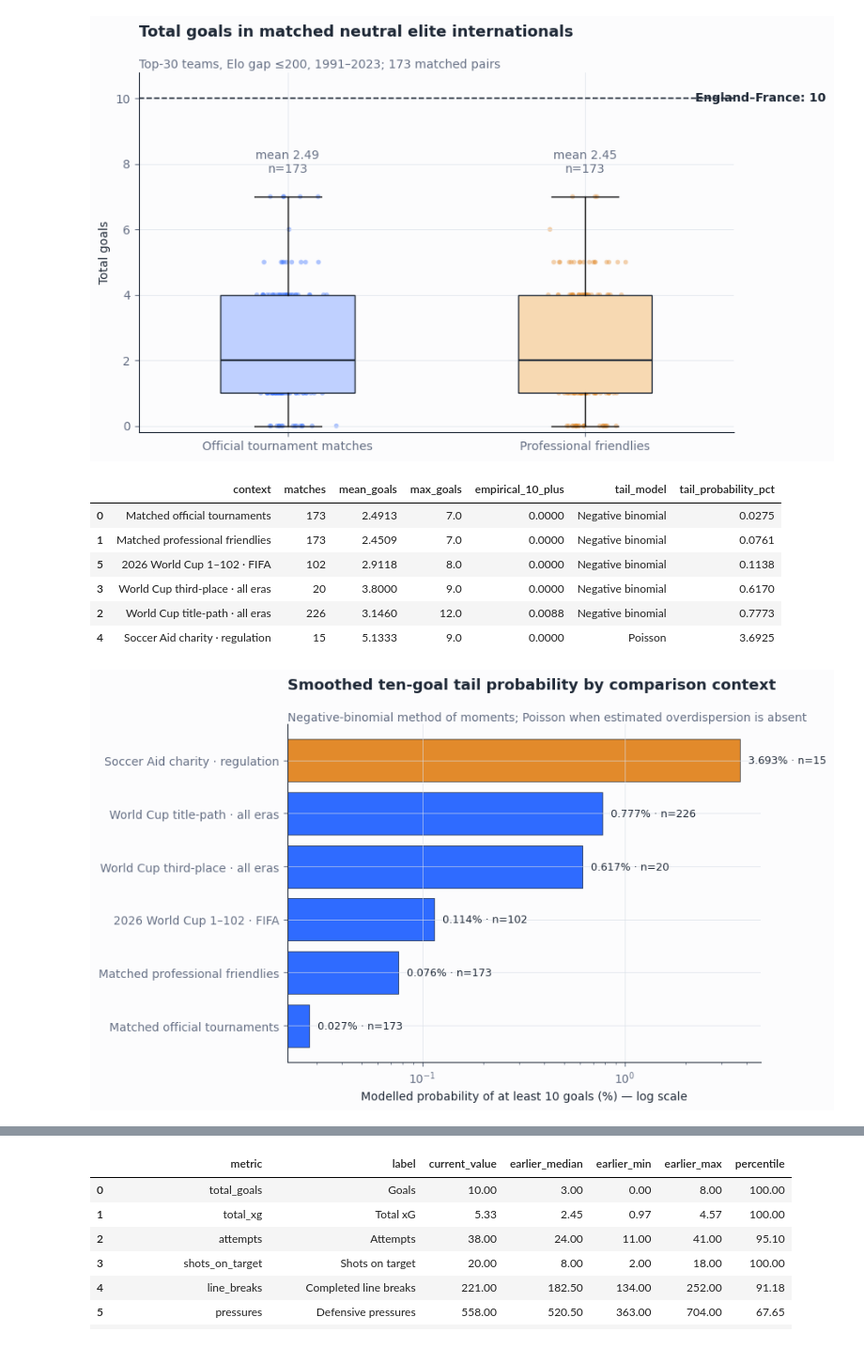
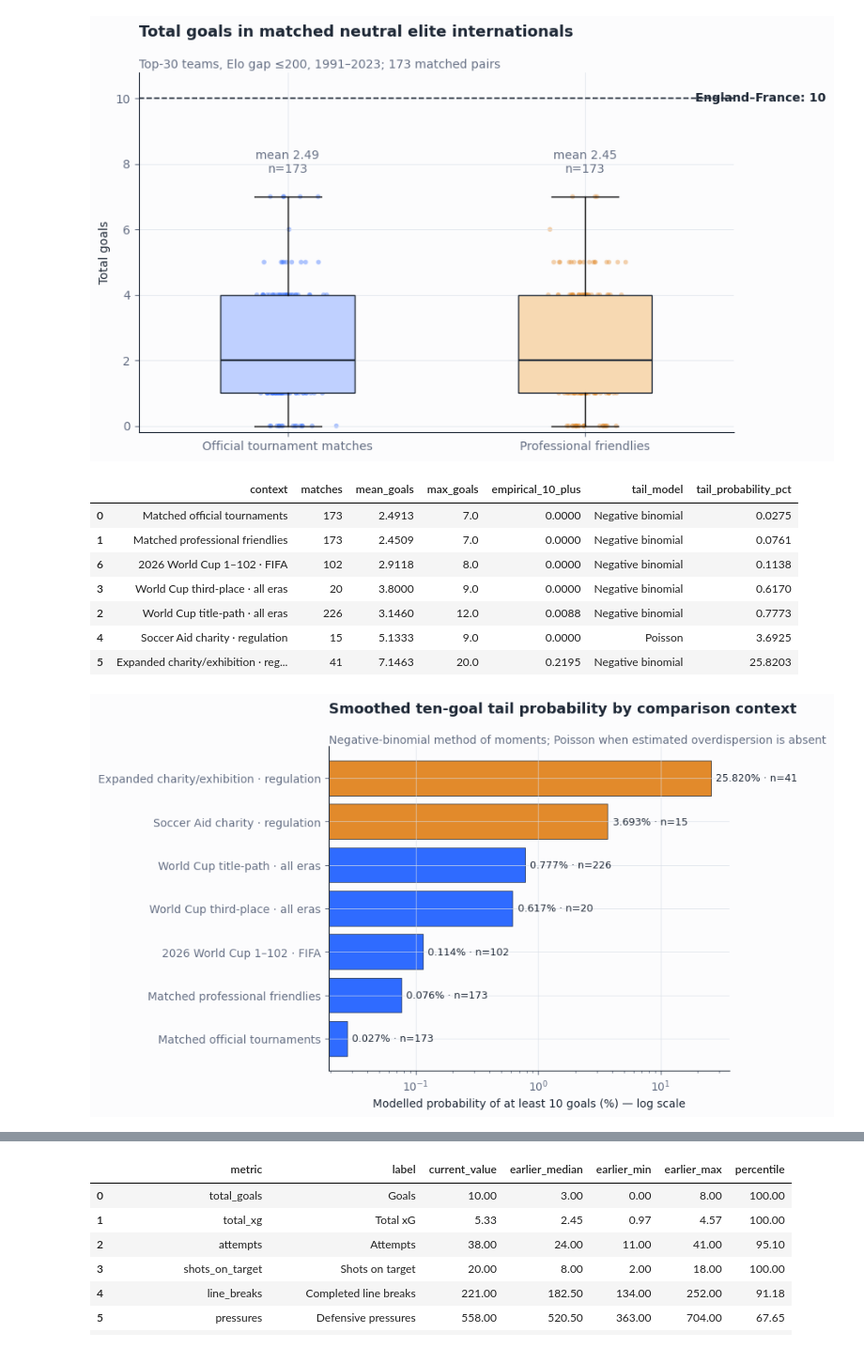
Before and after one commit to Shiverion/england-france-third-place-analysis, a Jupyter notebook: output/jupyter-notebook/england_france_2026_third_place_analysis_v2.ipynb, the cells around one changed output, grey strips where cells are left out. Shown at 94% size. Saved outputs shown, nothing was run; the diff lists cells and outputs as text; code cells hidden in the pictures.

Commit message:
Expand charity exhibition benchmark

```diff
--- a/output/jupyter-notebook/england_france_2026_third_place_analysis_v2.ipynb
+++ b/output/jupyter-notebook/england_france_2026_third_place_analysis_v2.ipynb
@@ -148,6 +148,7 @@ goals_raw = pd.read_csv(SIBLING / "data" / "raw" / "fjelstul" / "goals.csv", enc
 pmsr_base = pd.read_csv(SIBLING / "data" / "processed" / "pmsr_2026_match_features.csv")
 current_goals = pd.read_csv(ROOT / "data" / "current_match_goals.csv")
 soccer_aid = pd.read_csv(ROOT / "data" / "soccer_aid_results.csv")
+exhibition_benchmark = pd.read_csv(ROOT / "data" / "exhibition_charity_benchmark.csv")
 lineups = pd.read_csv(ROOT / "data" / "lineup_starters.csv")
 player_incentives = pd.read_csv(ROOT / "data" / "player_incentive_evidence.csv")
 player_match = pd.read_csv(PROCESSED / "fifa_2026_france_england_player_match.csv")
@@ -160,6 +161,7 @@ source_table = pd.DataFrame([
     ("FIFA PMSR baseline", pmsr_base["match_number"].nunique(), "two team rows per match", "2026 matches 1–96"),
     ("Current goal timeline", len(current_goals), "one row per goal", "match 103"),
     ("Soccer Aid", len(soccer_aid), "one row per match", "2006–2026"),
+    ("Expanded charity/exhibition benchmark", len(exhibition_benchmark), "one row per match", "2005–2026; 26 additional matches"),
     ("Starter audit", len(lineups), "one row per starter", "semi-finals and match 103"),
     ("Individual incentive audit", len(player_incentives), "one row per player-metric", "timestamped pre/post standings"),
     ("FIFA player-match audit", len(player_match), "one row per player-match", "all 8 France and all 8 England matches"),
@@ -662,6 +674,9 @@ title_path_stages = {"round of 16", "quarter-finals", "semi-finals", "final"}
 world_cup_title = men.loc[men["stage_name"].isin(title_path_stages), "total_goals"].to_numpy()
 world_cup_third = men.loc[men["stage_name"].eq("third-place match"), "total_goals"].to_numpy()
 soccer_aid_goals = (soccer_aid["team_a_goals"] + soccer_aid["team_b_goals"]).to_numpy()
+exhibition_benchmark["total_goals"] = exhibition_benchmark["team_a_goals"] + exhibition_benchmark["team_b_goals"]
+additional_exhibition_goals = exhibition_benchmark["total_goals"].to_numpy()
+expanded_exhibition_goals = np.concatenate([soccer_aid_goals, additional_exhibition_goals])
 
 pmsr_match = pmsr.groupby("match_number").agg(
     total_goals=("goals", "sum"),
@@ -708,35 +723,37 @@ tail_contexts = {
     "World Cup title-path · all eras": world_cup_title,
     "World Cup third-place · all eras": world_cup_third,
     "Soccer Aid charity · regulation": soccer_aid_goals,
+    "Expanded charity/exhibition · regulation": expanded_exhibition_goals,
     "2026 World Cup 1–102 · FIFA": pmsr_match.loc[:102, "total_goals"].to_numpy(),
 }
 tail_table = pd.DataFrame([
     {"context": context, **count_tail(values)} for context, values in tail_contexts.items()
 ]).sort_values("tail_probability")
 tail_table["tail_probability_pct"] = 100 * tail_table["tail_probability"]
 tail_table.to_csv(TABLES / "v2_ten_goal_tail_probabilities.csv", index=False)
 display(tail_table[["context", "matches", "mean_goals", "max_goals", "empirical_10_plus", "tail_model", "tail_probability_pct"]].round(4))
 
 fig, ax = plt.subplots(figsize=(9.0, 5.4))
 plot_tail = tail_table.sort_values("tail_probability", ascending=True).reset_index(drop=True)
-colors = [ORANGE if "Soccer Aid" in name else BLUE for name in plot_tail["context"]]
+colors = [ORANGE if ("Soccer Aid" in name or "Expanded charity" in name) else BLUE for name in plot_tail["context"]]
 bars = ax.barh(plot_tail["context"], plot_tail["tail_probability_pct"], color=colors, edgecolor=INK, linewidth=0.5)
 ax.set_xscale("log")
 ax.set_xlabel("Modelled probability of at least 10 goals (%) — log scale")
 ax.set_title("Smoothed ten-goal tail probability by comparison context", loc="left", pad=30)
 ax.text(0, 1.01, "Negative-binomial method of moments; Poisson when estimated overdispersion is absent", transform=ax.transAxes, color=MUTED)
 for bar, probability, sample in zip(bars, plot_tail["tail_probability_pct"], plot_tail["matches"]):
     ax.text(probability * 1.10, bar.get_y() + bar.get_height()/2, f"{probability:.3f}% · n={sample}", va="center", fontsize=9, color=INK)
 ax.spines[["top", "right"]].set_visible(False)
 fig.tight_layout()
 fig.savefig(ASSETS / "v2_predictive_tail.png", dpi=180, bbox_inches="tight")
 plt.show()
 # %% [output]
 |  | context | matches | mean_goals | max_goals | empirical_10_plus | tail_model | tail_probability_pct |
 | 0 | Matched official tournaments | 173 | 2.4913 | 7.0 | 0.0000 | Negative binomial | 0.0275 |
 | 1 | Matched professional friendlies | 173 | 2.4509 | 7.0 | 0.0000 | Negative binomial | 0.0761 |
-| 5 | 2026 World Cup 1–102 · FIFA | 102 | 2.9118 | 8.0 | 0.0000 | Negative binomial | 0.1138 |
+| 6 | 2026 World Cup 1–102 · FIFA | 102 | 2.9118 | 8.0 | 0.0000 | Negative binomial | 0.1138 |
 | 3 | World Cup third-place · all eras | 20 | 3.8000 | 9.0 | 0.0000 | Negative binomial | 0.6170 |
 | 2 | World Cup title-path · all eras | 226 | 3.1460 | 12.0 | 0.0088 | Negative binomial | 0.7773 |
 | 4 | Soccer Aid charity · regulation | 15 | 5.1333 | 9.0 | 0.0000 | Poisson | 3.6925 |
+| 5 | Expanded charity/exhibition · reg... | 41 | 7.1463 | 20.0 | 0.2195 | Negative binomial | 25.8203 |
-[figure, old version]
+[figure, new version]
```
Also changed, not shown: parts of 9 cells of this notebook, 16 other files.
